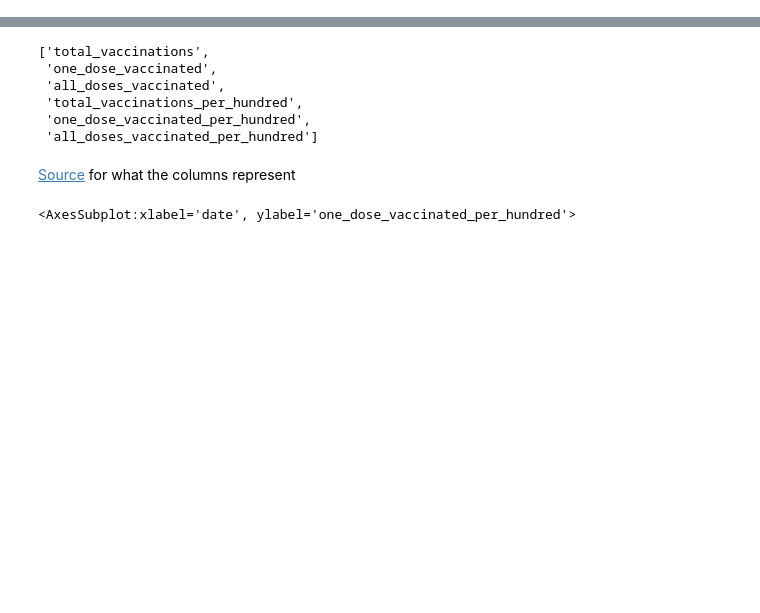
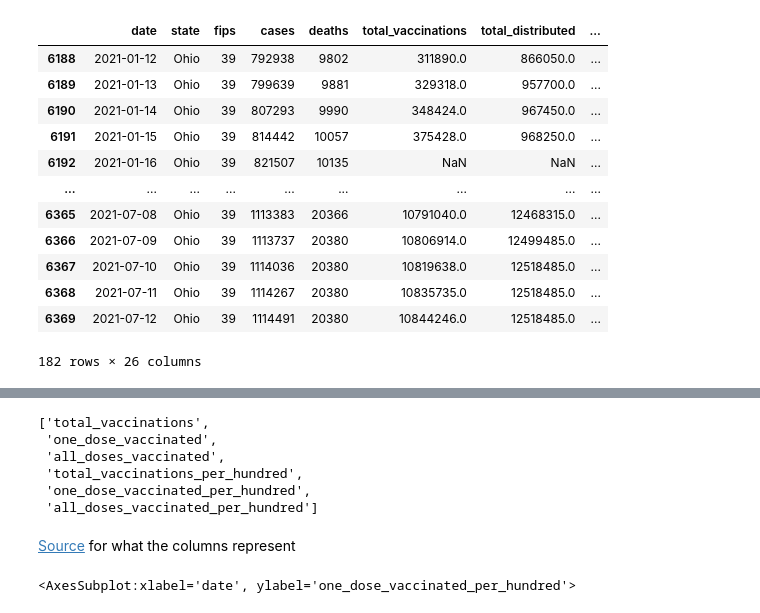
Before and after one commit to pomkos/covid_dash, a Jupyter notebook: sandbox.ipynb, the cells around one changed output, grey strips where cells are left out. Drawn from its saved outputs; the diff is of its cells as text; code cells hidden in the pictures; blank space fills up the shorter version.

```diff
--- a/sandbox.ipynb
+++ b/sandbox.ipynb
@@ -39,0 +155,16 @@ memory usage: 2.3+ MB
+# %%
+df[df['state'] == 'Ohio']
+# %% [output]
+|  | date | state | fips | cases | deaths | total_vaccinations | total_distributed | ... |
+| 6188 | 2021-01-12 | Ohio | 39 | 792938 | 9802 | 311890.0 | 866050.0 | ... |
+| 6189 | 2021-01-13 | Ohio | 39 | 799639 | 9881 | 329318.0 | 957700.0 | ... |
+| 6190 | 2021-01-14 | Ohio | 39 | 807293 | 9990 | 348424.0 | 967450.0 | ... |
+| 6191 | 2021-01-15 | Ohio | 39 | 814442 | 10057 | 375428.0 | 968250.0 | ... |
+| 6192 | 2021-01-16 | Ohio | 39 | 821507 | 10135 | NaN | NaN | ... |
+| ... | ... | ... | ... | ... | ... | ... | ... | ... |
+| 6365 | 2021-07-08 | Ohio | 39 | 1113383 | 20366 | 10791040.0 | 12468315.0 | ... |
+| 6366 | 2021-07-09 | Ohio | 39 | 1113737 | 20380 | 10806914.0 | 12499485.0 | ... |
+| 6367 | 2021-07-10 | Ohio | 39 | 1114036 | 20380 | 10819638.0 | 12518485.0 | ... |
+| 6368 | 2021-07-11 | Ohio | 39 | 1114267 | 20380 | 10835735.0 | 12518485.0 | ... |
+| 6369 | 2021-07-12 | Ohio | 39 | 1114491 | 20380 | 10844246.0 | 12518485.0 | ... |
+182 rows × 26 columns
```
Also changed, not shown: parts of 16 cells of this notebook, 4 other files.
